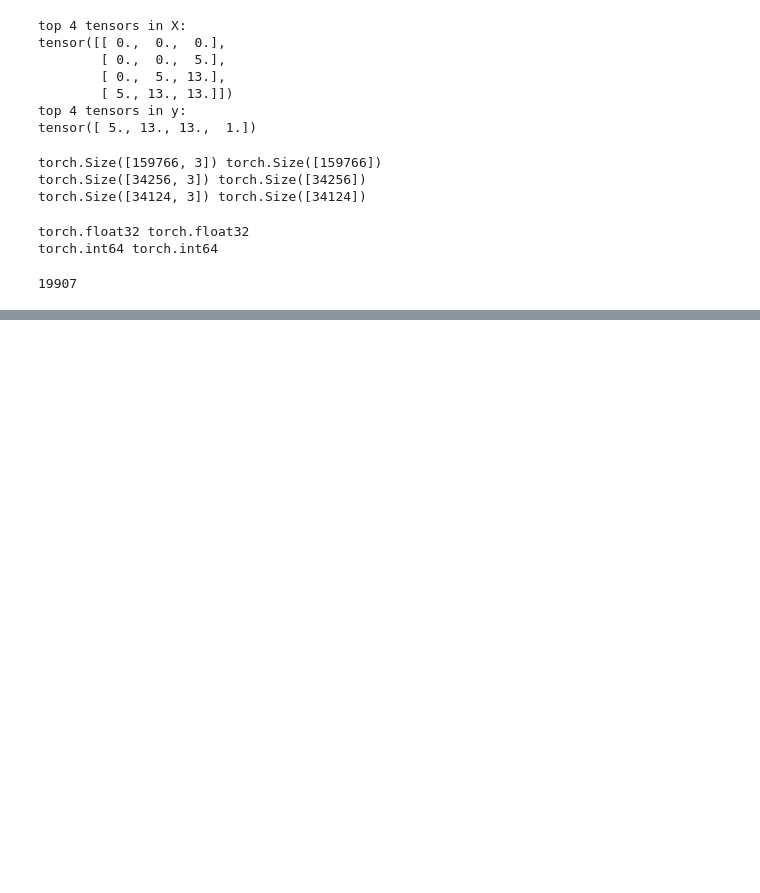
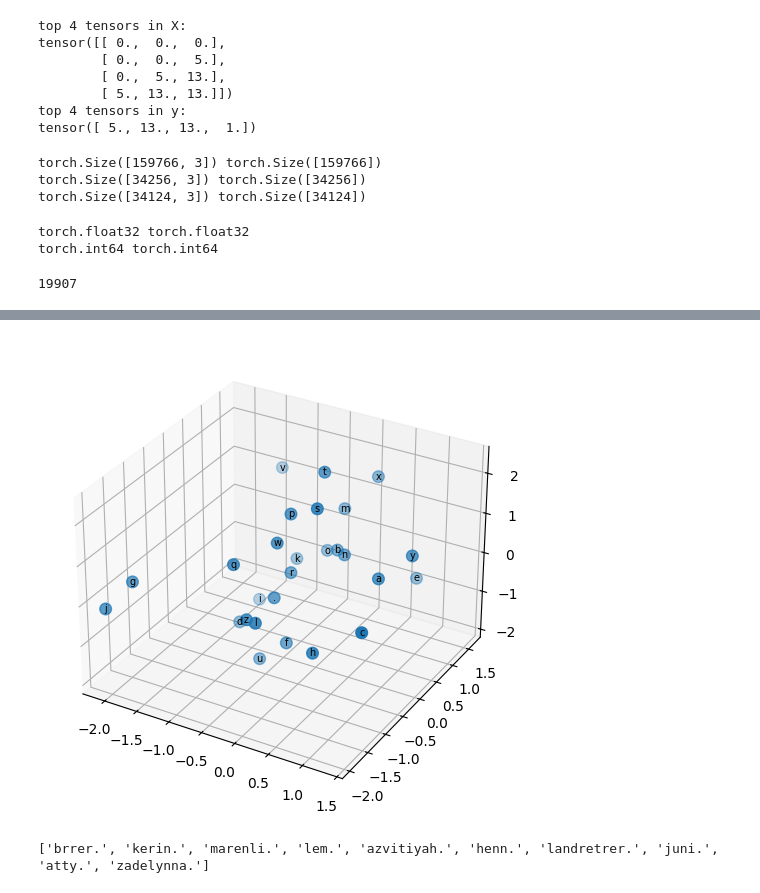
Before and after one commit to KYMI00/ak-neural-network, a Jupyter notebook: lecture-3-bigram-mlp.ipynb, the cells around one changed output, grey strips where cells are left out. Saved outputs shown, nothing was run; the diff lists cells and outputs as text; code cells hidden in the pictures; blank space fills up the shorter version.

```diff
--- a/lecture-3-bigram-mlp.ipynb
+++ b/lecture-3-bigram-mlp.ipynb
@@ -243,0 +307,35 @@ tensor(2.2740, grad_fn=<NllLossBackward0>)
+# %%
+fig = plt.figure(figsize = (8,6))
+ax = fig.add_subplot(111, projection = '3d')
+ax.scatter(char_embedding[:,0], char_embedding[:,1], char_embedding[:,2], s = 70)
+for i in range(char_embedding.shape[0]):
+    ax.text(char_embedding[i,0], char_embedding[i,1], char_embedding[i,2], itos[i], ha = 'center', va = 'center', fontsize = 7)
+# %% [output]
+[figure, added]
+# %%
+g = torch.Generator().manual_seed(0)
+block_size = 3
+
+new_names = []
+for _ in range(10):
+    name_created = []
+    context = [0] * block_size
+
+    while True:
+        Xemb = char_embedding[context].view(-1,30)
+        a1 = torch.tanh(Xemb @ w1 + b1)
+        a2 = torch.tanh(a1 @ w2 + b2)
+        logits = a2 @ w3 + b3
+        probs = F.softmax(logits, dim = 1)
+        idx = torch.multinomial(probs, num_samples = 1, generator = g).item()
+        name_created.append(idx)
+        context = context[1:] + [idx]
+        if idx == 0:
+            break
+
+    curr_name = ''.join([itos[idx] for idx in name_created])
+    new_names.append(curr_name)
+
+print(new_names)
+# %% [output]
+['brrer.', 'kerin.', 'marenli.', 'lem.', 'azvitiyah.', 'henn.', 'landretrer.', 'juni.', 'atty.', 'zadelynna.']
```
Also changed, not shown: parts of 12 cells of this notebook.
